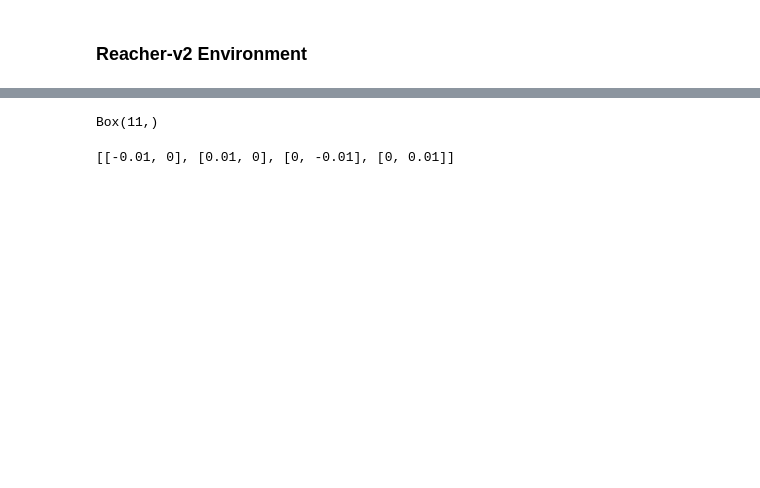
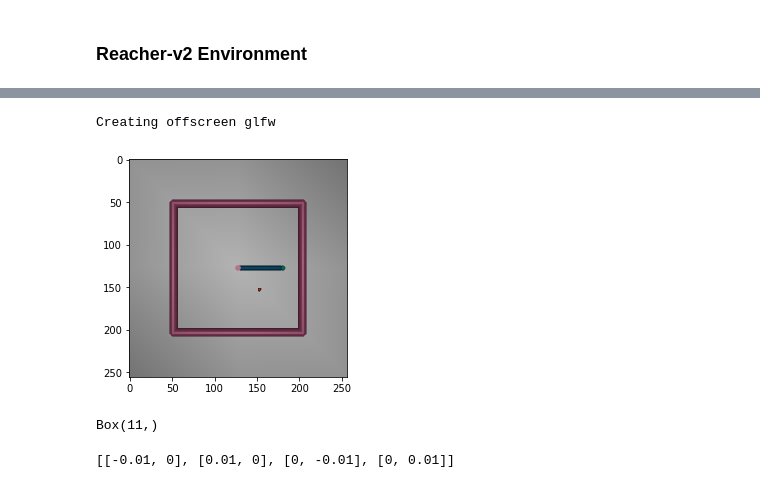
Before and after one commit to chingandy/rl_robotic_manipu, a Jupyter notebook: gym/examples/reacher-v2.ipynb, the cells around one changed output, grey strips where cells are left out. Saved outputs shown, nothing was run; the diff lists cells and outputs as text; code cells hidden in the pictures; blank space fills up the shorter version.

```diff
--- a/gym/examples/reacher-v2.ipynb
+++ b/gym/examples/reacher-v2.ipynb
@@ -10,3 +31,12 @@ state = env.reset()
+# %%
+data = env.render(mode='rgb_array', width=256, height=256)
+%matplotlib inline
+import matplotlib.pyplot as plt
+plt.imshow(data)
+plt.show()
+# %% [output]
+Creating offscreen glfw
+[figure, added]
 # %%
 env.observation_space
 # %% [output]
```
Also changed, not shown: parts of 2 cells of this notebook, 14 other files.
